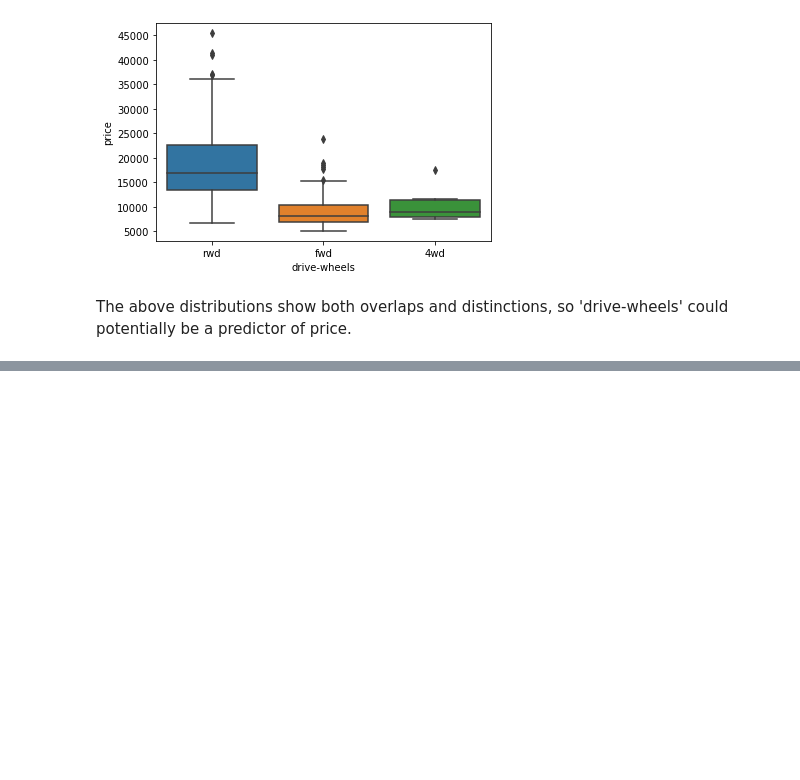
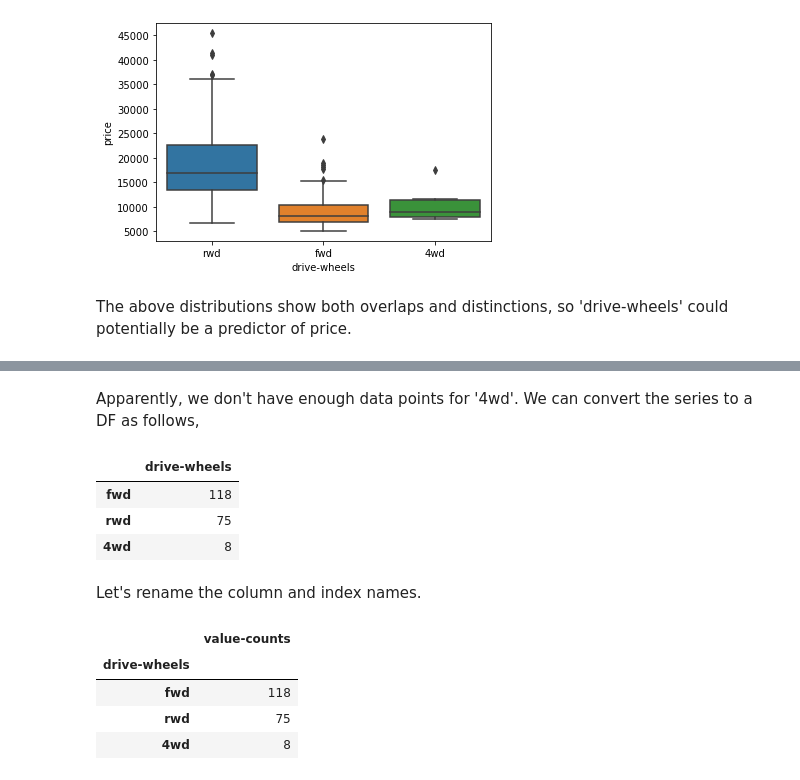
Before and after one commit to MehediEhteshum/CarDataExploratoryAnalysisViz, a Jupyter notebook: CarData-EDA&Viz.ipynb, the cells around one changed output, grey strips where cells are left out. Cells and saved outputs as stored; diff of their text form; code cells hidden in the pictures; blank space fills up the shorter version.

```diff
--- a/CarData-EDA&Viz.ipynb
+++ b/CarData-EDA&Viz.ipynb
@@ -147,0 +201,22 @@ The above distributions show both overlaps and distinctions, so 'drive-wheels' c
+# %% [markdown]
+Apparently, we don't have enough data points for '4wd'. We can convert the series to a DF as follows,
+# %%
+dw_counts = df["drive-wheels"].value_counts().to_frame()
+dw_counts
+# %% [output]
+|  | drive-wheels |
+| fwd | 118 |
+| rwd | 75 |
+| 4wd | 8 |
+# %% [markdown]
+Let's rename the column and index names.
+# %%
+dw_counts.rename(columns={"drive-wheels": "value-counts"}, inplace=True)
+dw_counts.index.name = "drive-wheels"
+dw_counts
+# %% [output]
+|  | value-counts |
+| drive-wheels |  |
+| fwd | 118 |
+| rwd | 75 |
+| 4wd | 8 |
```
Also changed, not shown: parts of 12 cells of this notebook, 1 other file.
